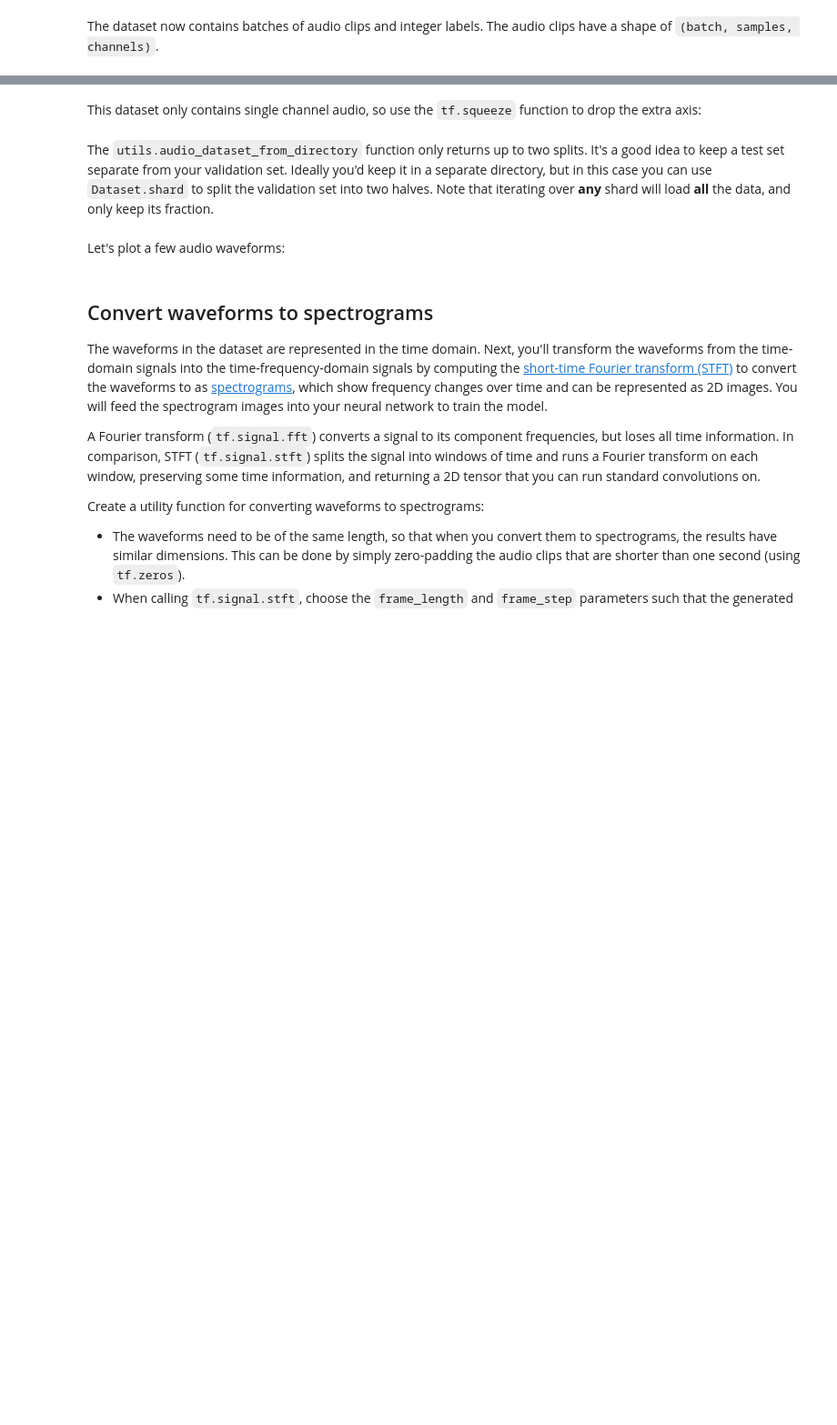
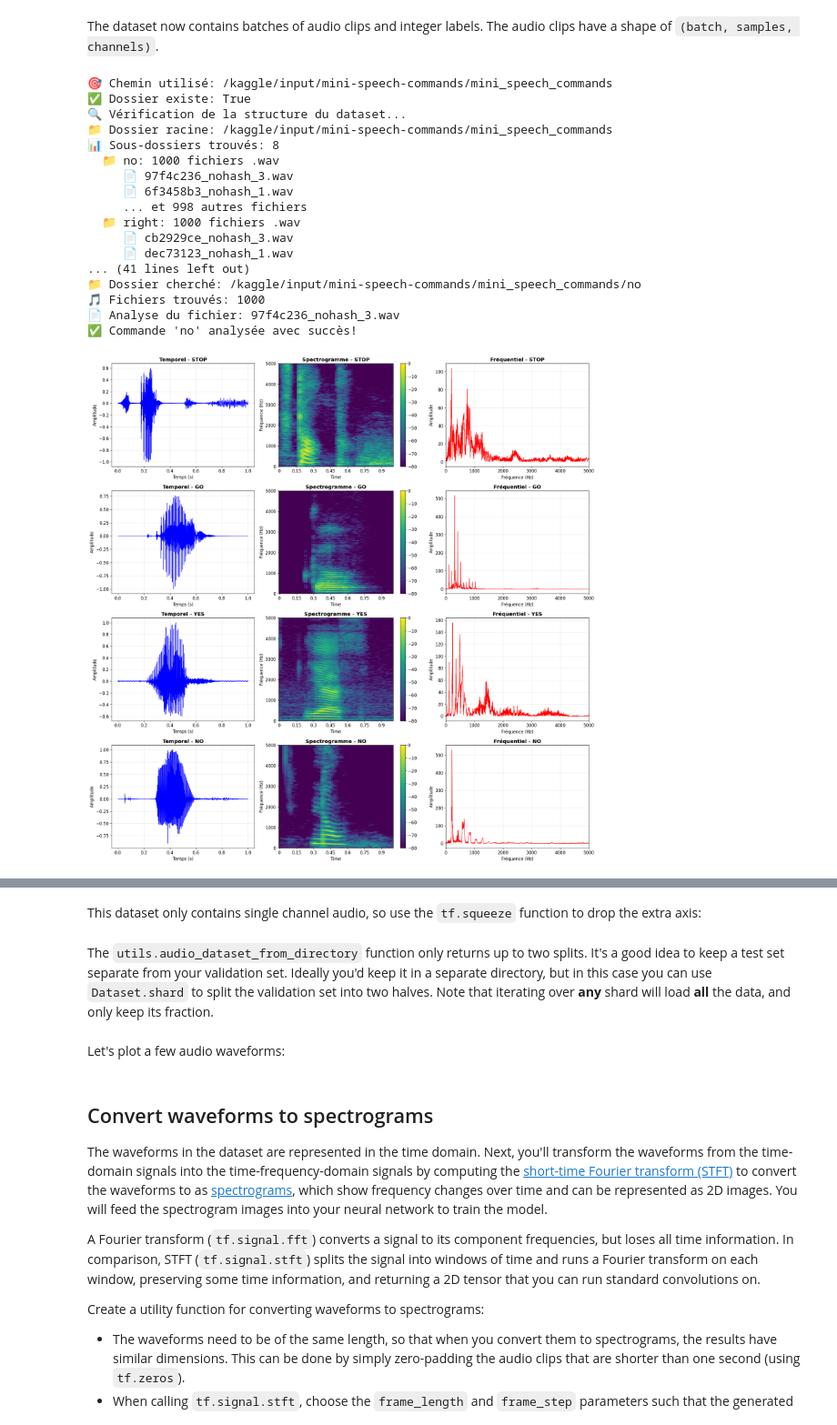
Before and after one commit to dhia06-dridi/CNN_MNIST_tensorflow, a Jupyter notebook: site/en/tutorials/audio/simple_audio.ipynb, the cells around one changed output, grey strips where cells are left out. Shown at 91% size. Cells and saved outputs as stored; diff of their text form; code cells hidden in the pictures; blank space fills up the shorter version.

```diff
--- a/site/en/tutorials/audio/simple_audio.ipynb
+++ b/site/en/tutorials/audio/simple_audio.ipynb
@@ -313,23 +265,23 @@ def load_and_analyze_audio(file_path):
     # Charger le fichier audio
     sr, audio_data = wavfile.read(file_path)
 
-    # Si stéréo, prendre un seul canal
+    # If stereo, take one channel
     if len(audio_data.shape) > 1:
         audio_data = audio_data[:, 0]
 
-    # Normaliser
+    # Normalize
     audio_data = audio_data / np.max(np.abs(audio_data))
 
     return sr, audio_data
 
-# Exemple avec un de vos fichiers
-file_path = "data/mini_speech_commands/down/fb7cfe0e_nohash_0.wav"  # Remplacez par votre chemin
+# Example with one of your files
+file_path = "/kaggle/input/mini-speech-commands/mini_speech_commands/stop/4a4e28f1_nohash_0.wav"  # Replace with your path
 sr, audio = load_and_analyze_audio(file_path)
 
 print(f"Fréquence d'échantillonnage: {sr} Hz")
 print(f"Durée: {len(audio)/sr:.2f} secondes")
 print(f"Nombre d'échantillons: {len(audio)}")
 
-# Écouter l'audio
+# Listen to the audio
 display(Audio(audio, rate=sr))
 # %% [output]
@@ -338,0 +563,39 @@ The dataset now contains batches of audio clips and integer labels. The audio cl
+# %%
+# D'ABORD, vérifier la structure
+import pathlib
+
+# Utilisez le bon chemin - IMPORTANT!
+data_dir = pathlib.Path("/kaggle/input/mini-speech-commands/mini_speech_commands")
+
+# OU si vous utilisez kagglehub:
+# path = kagglehub.dataset_download("antfilatov/mini-speech-commands")
+# data_dir = pathlib.Path(path) / "mini_speech_commands"
+
+print(f"🎯 Chemin utilisé: {data_dir}")
+print(f"✅ Dossier existe: {data_dir.exists()}")
+
+# Vérifier la structure
+check_dataset_structure(data_dir)
+
+# MAINTENANT analyser quelques commandes
+commands_to_analyze = ['stop', 'go', 'yes', 'no']
+compare_commands(commands_to_analyze, data_dir)
+# %% [output]
+🎯 Chemin utilisé: /kaggle/input/mini-speech-commands/mini_speech_commands
+✅ Dossier existe: True
+🔍 Vérification de la structure du dataset...
+📁 Dossier racine: /kaggle/input/mini-speech-commands/mini_speech_commands
+📊 Sous-dossiers trouvés: 8
+  📁 no: 1000 fichiers .wav
+     📄 97f4c236_nohash_3.wav
+     📄 6f3458b3_nohash_1.wav
+     ... et 998 autres fichiers
+  📁 right: 1000 fichiers .wav
+     📄 cb2929ce_nohash_3.wav
+     📄 dec73123_nohash_1.wav
+... (41 lines left out)
+📁 Dossier cherché: /kaggle/input/mini-speech-commands/mini_speech_commands/no
+🎵 Fichiers trouvés: 1000
+📄 Analyse du fichier: 97f4c236_nohash_3.wav
+✅ Commande 'no' analysée avec succès!
+[figure, added]
```
Also changed, not shown: parts of 12 cells of this notebook.
